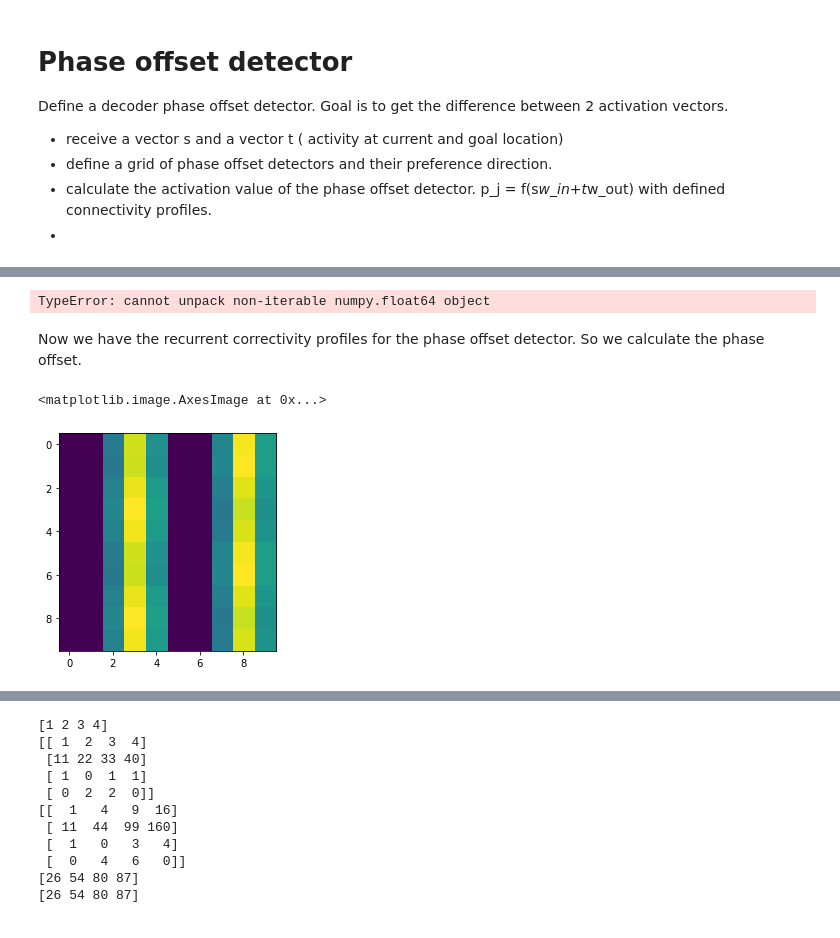
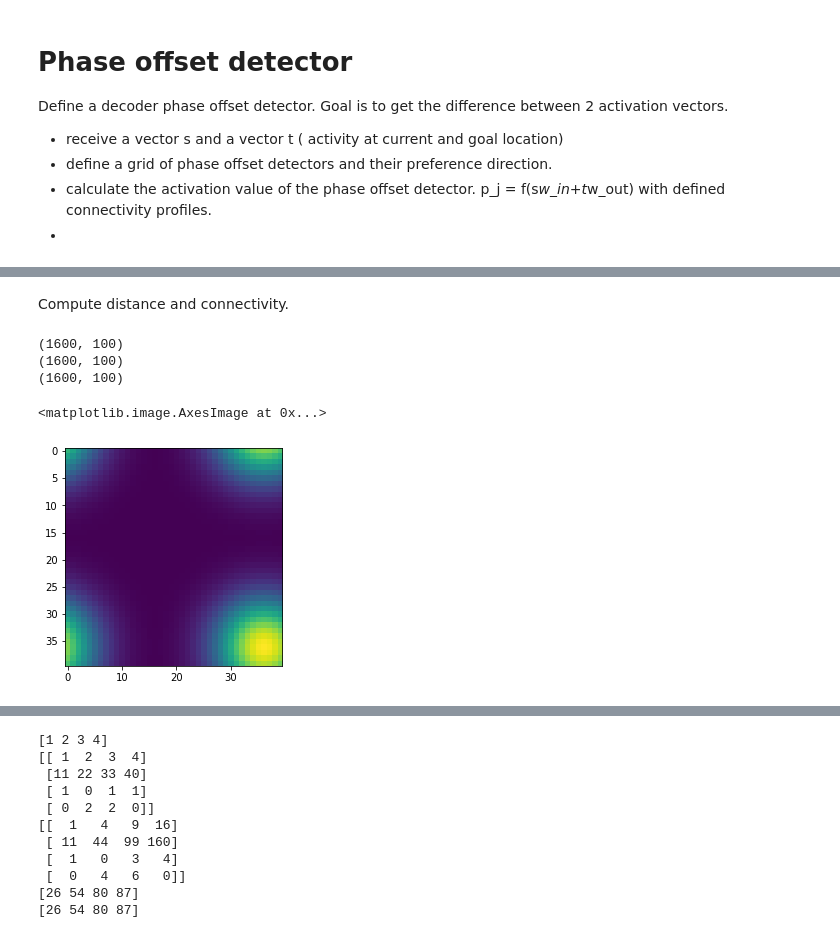
Before and after one commit to RaufHood/thesis, a Jupyter notebook: Untitled.ipynb, the cells around one changed output, grey strips where cells are left out. Saved outputs shown, nothing was run; the diff lists cells and outputs as text; code cells hidden in the pictures.

```diff
--- a/Untitled.ipynb
+++ b/Untitled.ipynb
@@ -257,24 +251,15 @@ Now we come to the connection of the goal activity to the phase offset detector.
-# %%
-delta = 7
-w_ex = np.zeros((n_pod, n_pod, num_dir))
-for i, angle in theta_pod:
-    y_c_pod_t = np.concatenate(x[0]) + delta * np.sin(angle)
-    x_c_pod_t = np.concatenate(x[1]) + delta * np.cos(angle)
-
-    xd = comp_dist(x_c_pod, x_c)
-    yd = comp_dist(x_c_pod, x_c)
-    d = np.sqrt(xd**2+yd**2)
-    w_ex[:,:, i] = ex_(d)
-# %% [output]
-TypeError: cannot unpack non-iterable numpy.float64 object
-# %% [markdown]
-Now we have the recurrent correctivity profiles for the phase offset detector. So we calculate the phase offset.
-# %%
-#print(w_ex.shape)
-plt.imshow(w_ex)
-p = np.maximum(0, np.dot(s, w_in)+ np.dot(t, w_ex))
-#print(p)
-plt.imshow(np.reshape(p, (10,10)))
-# %% [output]
-<matplotlib.image.AxesImage at 0x...>
-[figure, removed]
+# %% [markdown]
+Compute distance and connectivity.
+# %%
+xd = comp_dist(x_c_pod, x_c)
+yd = comp_dist(y_c_pod, y_c)
+d = np.sqrt(xd**2+yd**2)
+w_in = in_(d)
+print(w_in.shape)
+plt.imshow(np.reshape(w_in[:,99],(40,40)))
+# %% [output]
+(1600, 100)
+(1600, 100)
+(1600, 100)
+<matplotlib.image.AxesImage at 0x...>
+[figure, added]
```
Also changed, not shown: parts of 29 cells of this notebook.
